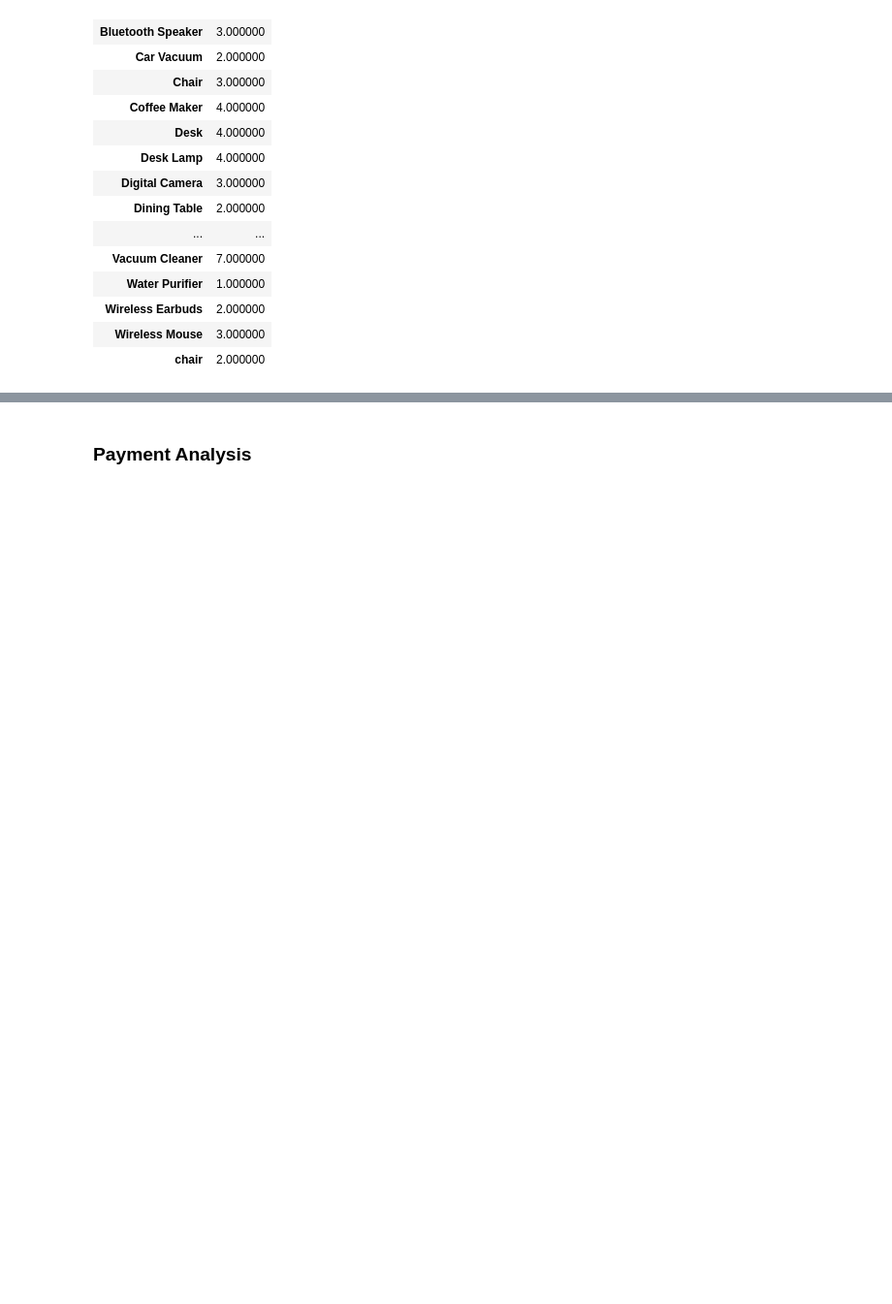
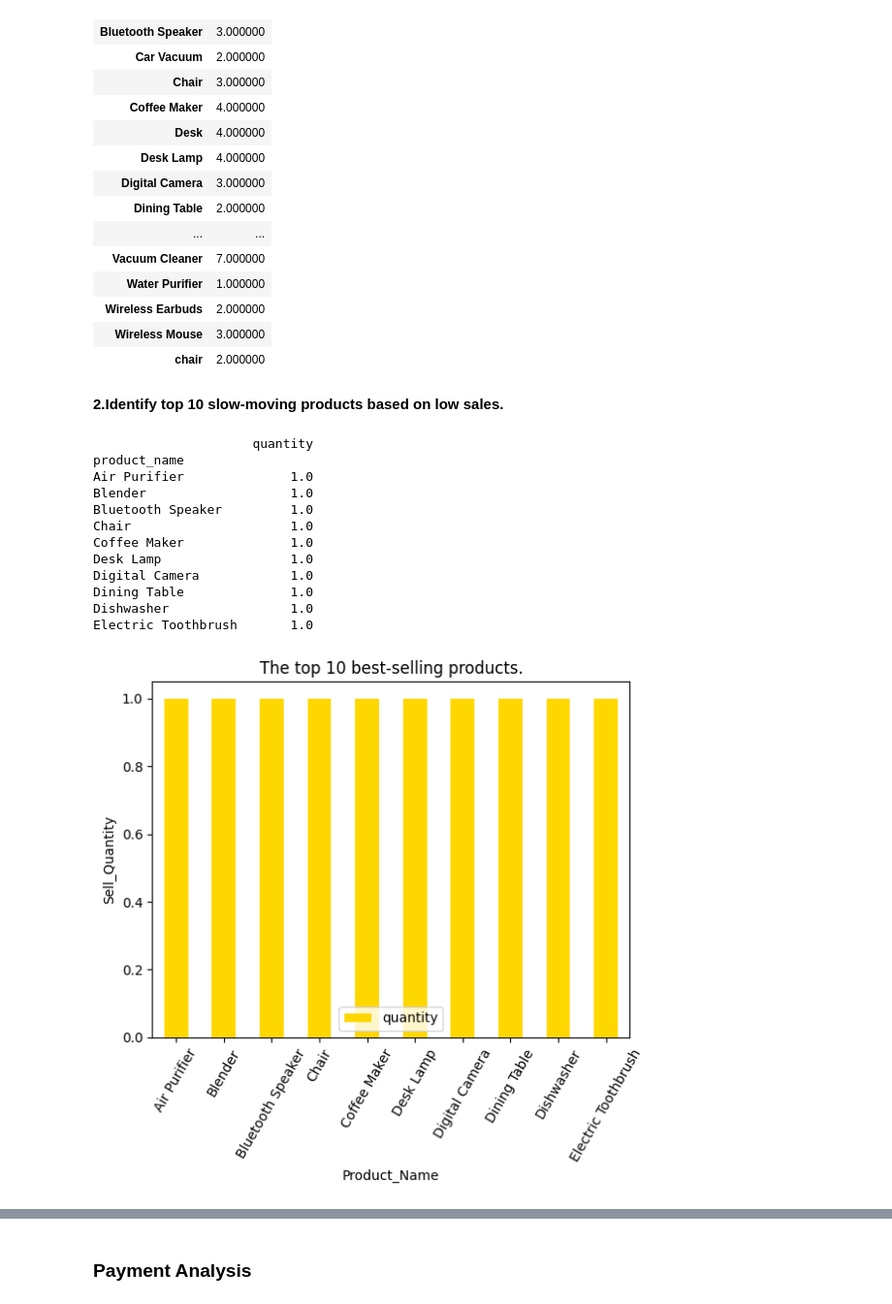
Before and after one commit to mondal-anamika/anamika.github.io, a Jupyter notebook: project/EcommerceDataSet.ipynb, the cells around one changed output, grey strips where cells are left out. Shown at 97% size. Saved outputs shown, nothing was run; the diff lists cells and outputs as text; code cells hidden in the pictures; blank space fills up the shorter version.

```diff
--- a/project/EcommerceDataSet.ipynb
+++ b/project/EcommerceDataSet.ipynb
@@ -1151,3 +1269,28 @@ pd.pivot_table(customer_order_df,index=['product_name'],values=['quantity'],aggf
 | Wireless Earbuds | 2.000000 |
 | Wireless Mouse | 3.000000 |
 | chair | 2.000000 |
+# %% [markdown]
+**2.Identify top 10 slow-moving products based on low sales.**
+# %%
+bottom_ten_selling=pd.pivot_table(customer_order_df,index=['product_name'],values=['quantity'],aggfunc='min').nsmallest(10,('quantity'))
+print(bottom_ten_selling)
+bottom_ten_selling.plot(kind='bar',color='gold')
+plt.title('The top 10 best-selling products.')
+plt.xlabel('Product_Name')
+plt.xticks(rotation=60)
+plt.ylabel('Sell_Quantity')
+plt.show()
+# %% [output]
+                     quantity
+product_name
+Air Purifier              1.0
+Blender                   1.0
+Bluetooth Speaker         1.0
+Chair                     1.0
+Coffee Maker              1.0
+Desk Lamp                 1.0
+Digital Camera            1.0
+Dining Table              1.0
+Dishwasher                1.0
+Electric Toothbrush       1.0
+[figure, added]
```
Also changed, not shown: parts of 25 cells of this notebook.
